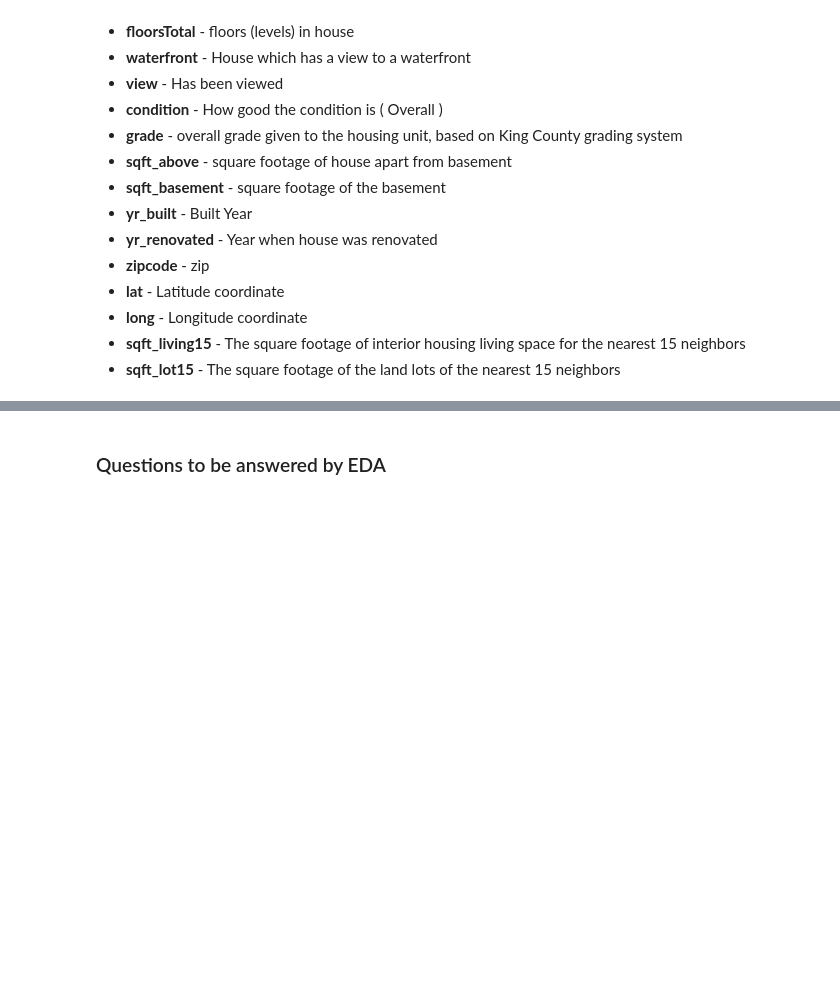
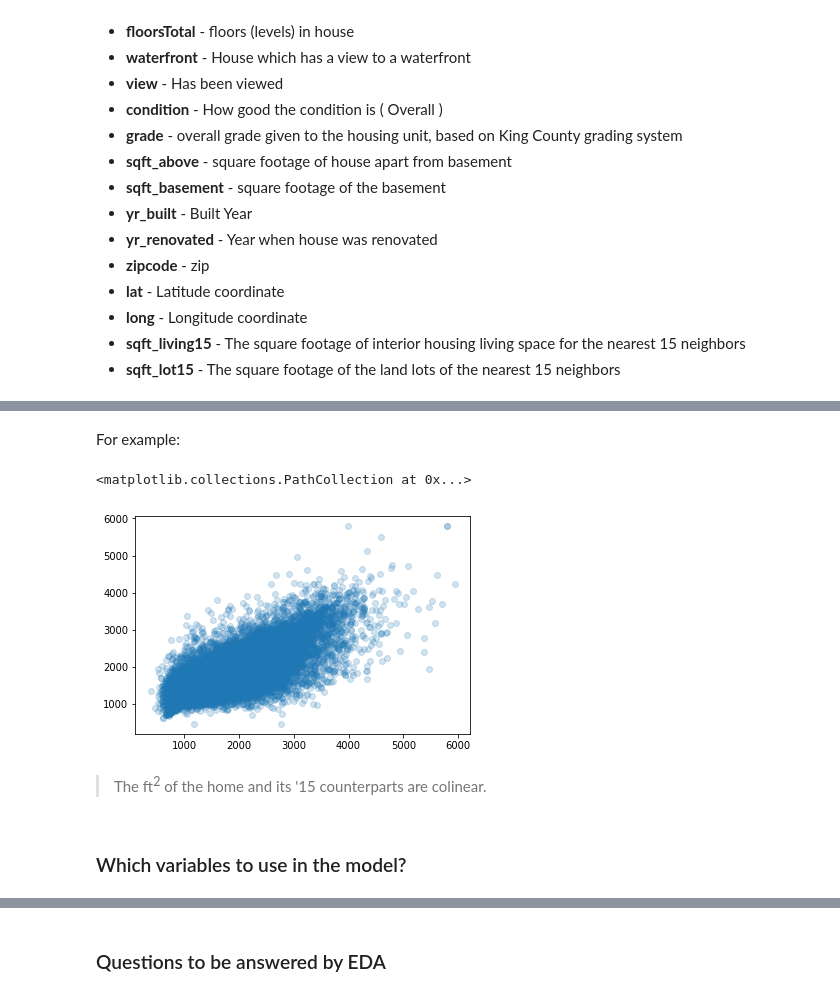
Before and after one commit to plumkes/dsc-v2-mod1-final-project-online-ds-ft-051319, a Jupyter notebook: student.ipynb, the cells around one changed output, grey strips where cells are left out. Cells and saved outputs as stored; diff of their text form; code cells hidden in the pictures; blank space fills up the shorter version.

```diff
--- a/student.ipynb
+++ b/student.ipynb
@@ -112,0 +146,11 @@ memory usage: 4.0+ MB
+# %% [markdown]
+For example:
+# %%
+plt.scatter(df.sqft_living, df.sqft_living15, alpha=.2)
+# %% [output]
+<matplotlib.collections.PathCollection at 0x...>
+[figure, added]
+# %% [markdown]
+> The ft<sup>2</sup> of the home and its '15 counterparts are colinear.
+# %% [markdown]
+### Which variables to use in the model?
```
Also changed, not shown: parts of 82 cells of this notebook, 1 other file.
